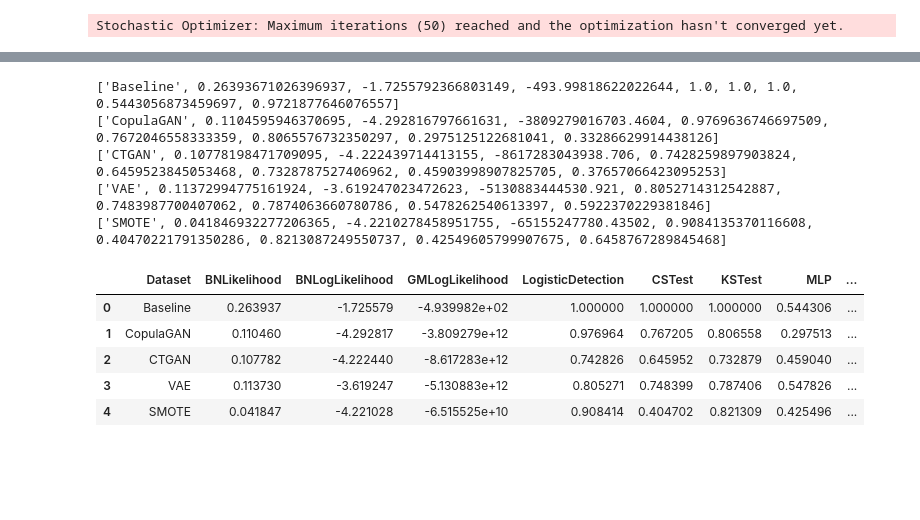
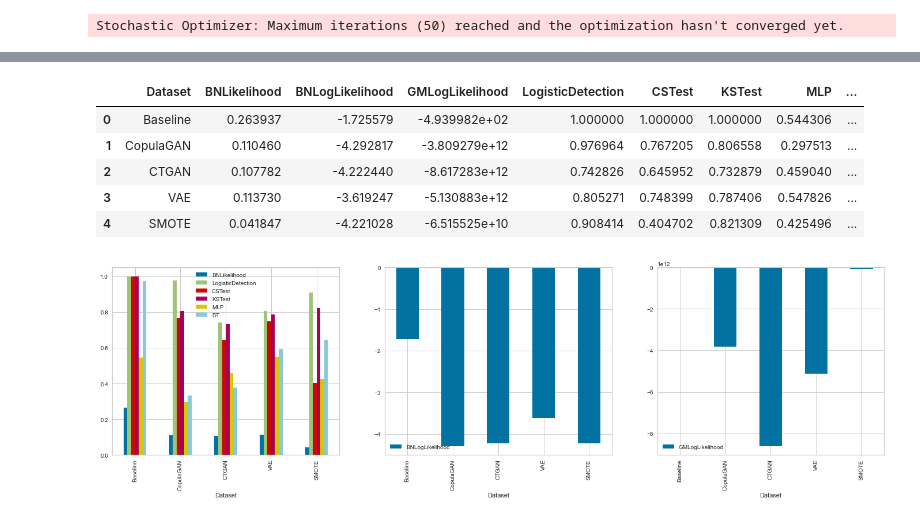
Before and after one commit to Karson-Fye/CMUDarknet, a Jupyter notebook: Data/synthetic_data_evaluation.ipynb, the cells around one changed output, grey strips where cells are left out. Cells and saved outputs as stored; diff of their text form; code cells hidden in the pictures; blank space fills up the shorter version.

```diff
--- a/Data/synthetic_data_evaluation.ipynb
+++ b/Data/synthetic_data_evaluation.ipynb
@@ -3622,26 +3593,27 @@ evals
 # %%
 dataset_names = ['Baseline'] + list(synthetic_datasets_1.keys())
 results = pd.DataFrame()
 
 for i, name in enumerate(dataset_names):
     row = [name]
     for key in evals[name].keys():
         row.append(evals[name][key])
-    print(row)
     results = results.append([row], ignore_index=True)
 
 cols = ['Dataset'] + list(evals[dataset_names[0]].keys())
 results.columns = cols
+
+fig, ax = plt.subplots(figsize=(24, 6), nrows=1, ncols=3)
+results.plot(kind='bar',  x='Dataset', y=['BNLikelihood', 'LogisticDetection', 'CSTest', 'KSTest', 'MLP', 'DT'], ax=ax[0])
+results.plot(x='Dataset', y='BNLogLikelihood', kind='bar',  ax=ax[1])
+results.plot(x='Dataset', y='GMLogLikelihood', kind='bar',  ax=ax[2])
+
 results
 # %% [output]
-['Baseline', 0.26393671026396937, -1.7255792366803149, -493.99818622022644, 1.0, 1.0, 1.0, 0.5443056873459697, 0.9721877646076557]
-['CopulaGAN', 0.1104595946370695, -4.292816797661631, -3809279016703.4604, 0.9769636746697509, 0.7672046558333359, 0.8065576732350297, 0.2975125122681041, 0.33286629914438126]
-['CTGAN', 0.10778198471709095, -4.222439714413155, -8617283043938.706, 0.7428259897903824, 0.6459523845053468, 0.7328787527406962, 0.45903998907825705, 0.37657066423095253]
-['VAE', 0.11372994775161924, -3.619247023472623, -5130883444530.921, 0.8052714312542887, 0.7483987700407062, 0.7874063660780786, 0.5478262540613397, 0.5922370229381846]
-['SMOTE', 0.041846932277206365, -4.2210278458951755, -65155247780.43502, 0.9084135370116608, 0.40470221791350286, 0.8213087249550737, 0.42549605799907675, 0.6458767289845468]
 |  | Dataset | BNLikelihood | BNLogLikelihood | GMLogLikelihood | LogisticDetection | CSTest | KSTest | MLP | ... |
 | 0 | Baseline | 0.263937 | -1.725579 | -4.939982e+02 | 1.000000 | 1.000000 | 1.000000 | 0.544306 | ... |
 | 1 | CopulaGAN | 0.110460 | -4.292817 | -3.809279e+12 | 0.976964 | 0.767205 | 0.806558 | 0.297513 | ... |
 | 2 | CTGAN | 0.107782 | -4.222440 | -8.617283e+12 | 0.742826 | 0.645952 | 0.732879 | 0.459040 | ... |
 | 3 | VAE | 0.113730 | -3.619247 | -5.130883e+12 | 0.805271 | 0.748399 | 0.787406 | 0.547826 | ... |
 | 4 | SMOTE | 0.041847 | -4.221028 | -6.515525e+10 | 0.908414 | 0.404702 | 0.821309 | 0.425496 | ... |
+[figure, added]
```
Also changed, not shown: parts of 11 cells of this notebook.
